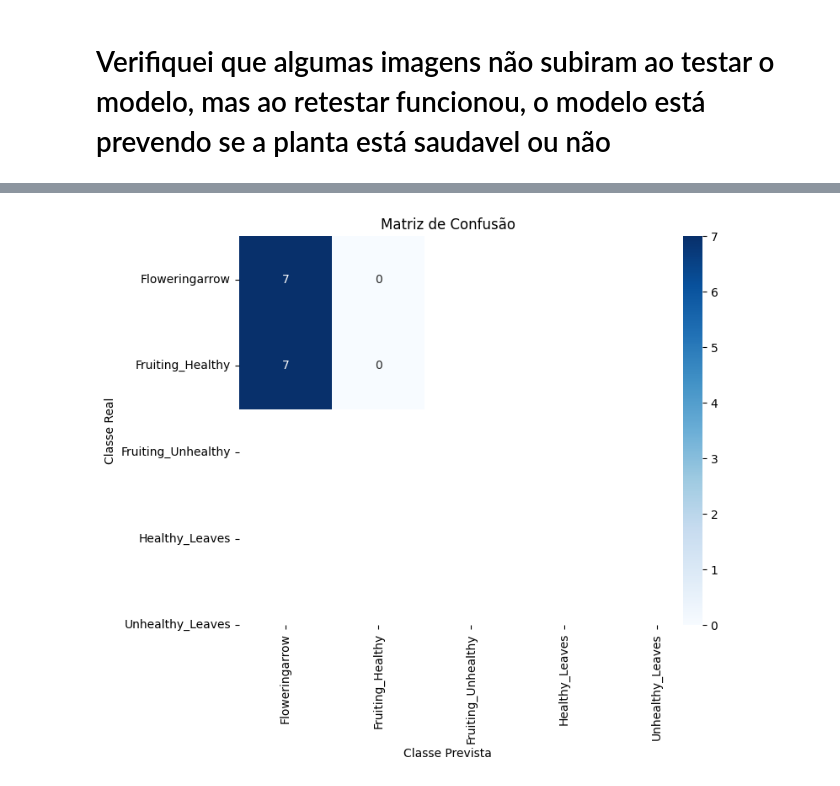
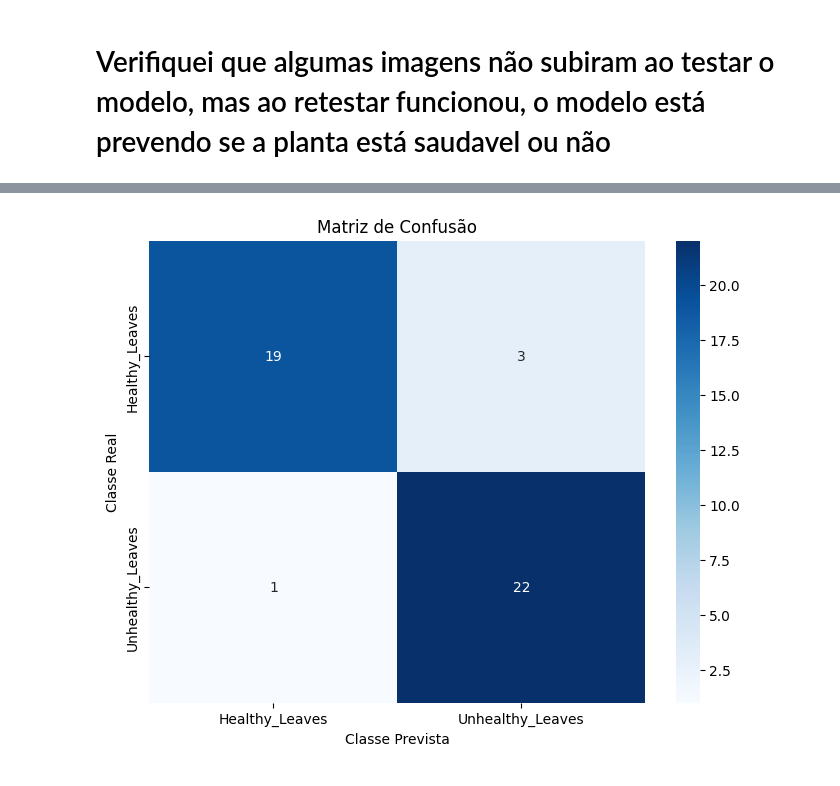
Before and after one commit to vamvieira/Projeto_EstufaIA, a Jupyter notebook: Projeto_Estufa_IA.ipynb, the cells around one changed output, grey strips where cells are left out. Cells and saved outputs as stored; diff of their text form; code cells hidden in the pictures.

```diff
--- a/Projeto_Estufa_IA.ipynb
+++ b/Projeto_Estufa_IA.ipynb
@@ -22,7 +22,7 @@ import shutil
 import random
 
 # Diretório principal com as subpastas
-data_dir = "Pepino_IA"
+data_dir = "/content/Pepino_IA"
 
 # Proporções para treino, validação e teste
 train_ratio = 0.7
@@ -43,9 +43,10 @@ for category in os.listdir(data_dir):
 # Itera pelas subpastas de categorias
 for category in os.listdir(data_dir):
     category_path = os.path.join(data_dir, category)
+
     # Lista as imagens na subpasta
     images = os.listdir(category_path)
-    random.shuffle(images)  # Embaralha as imagens
+    random.shuffle(images)
 
     # Calcula o número de imagens para cada conjunto
     train_count = int(len(images) * train_ratio)
@@ -192,6 +193,6 @@ Acurácia no conjunto de teste: 0.5
 # %%
 # Carrega a nova imagem
-image_path = '/content/testes_pepino/teste1.jpg'
+image_path = 'teste_1.jpg'
 img = load_img(image_path, target_size=(img_width, img_height))
 
 # Converte a imagem para um array NumPy
@@ -231,15 +232,12 @@ data_dir = "Pepino_IA"
 #Parâmetros do modelo
 img_width, img_height = 150, 150
 category_mapping = {
-    'Floweringarrow': 0,
-    'Fruiting_Healthy': 1,
-    'Fruiting_Unhealthy': 2,
-    'Healthy_Leaves': 3,
-    'Unhealthy_Leaves': 4
+    'Healthy_Leaves': 0,
+    'Unhealthy_Leaves': 1
 }
 
 #Carregar o modelo
-model = keras.models.load_model("/content/modelo_p1.h5")
+model = keras.models.load_model("testep_p1.h5")
 
 #Carregar os dados de teste
 test_images = []
@@ -280,2 +278,2 @@ plt.show()
-[figure, old version]
+[figure, new version]
 # %% [markdown]
```
Also changed, not shown: parts of 26 cells of this notebook.
